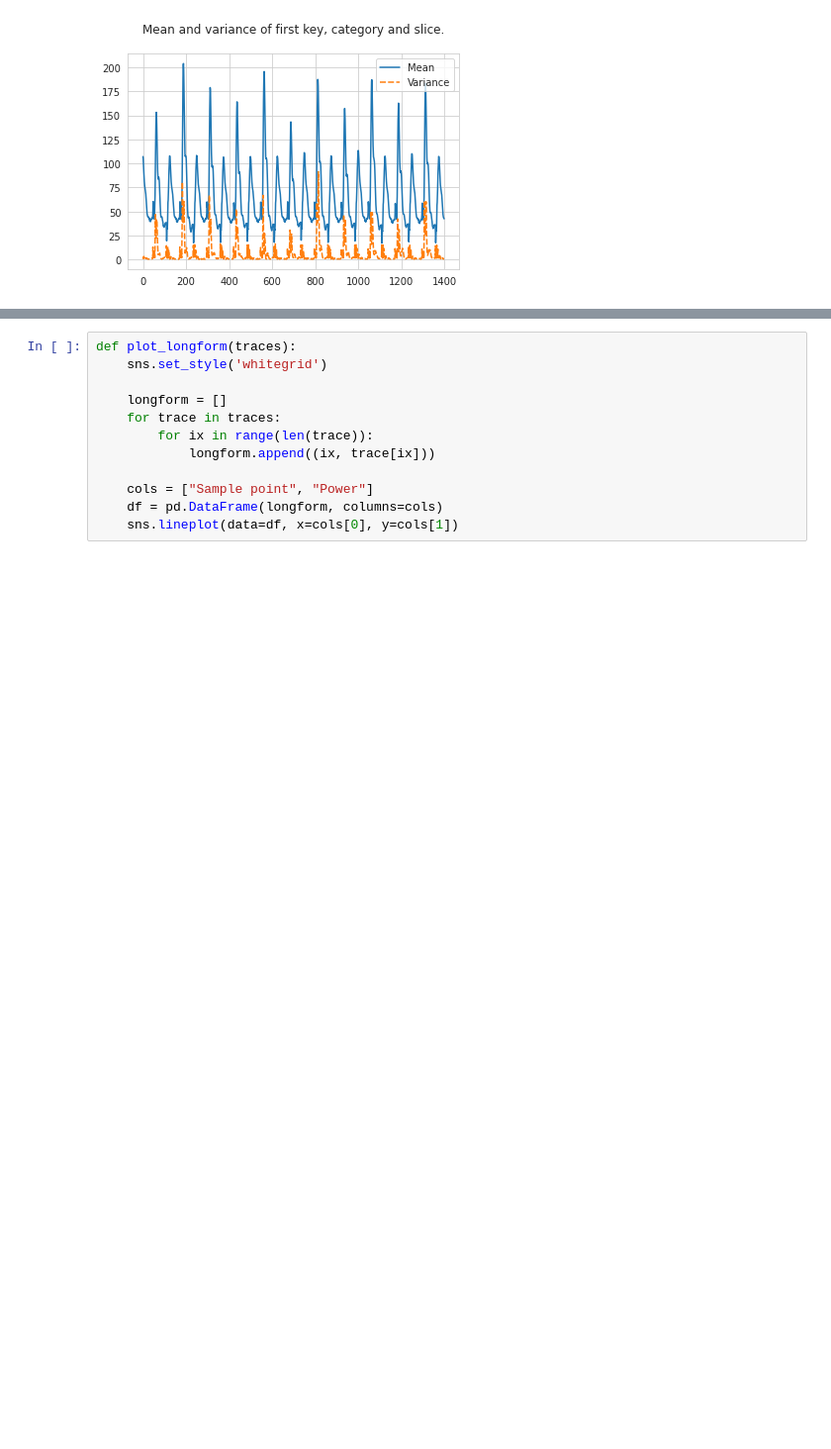
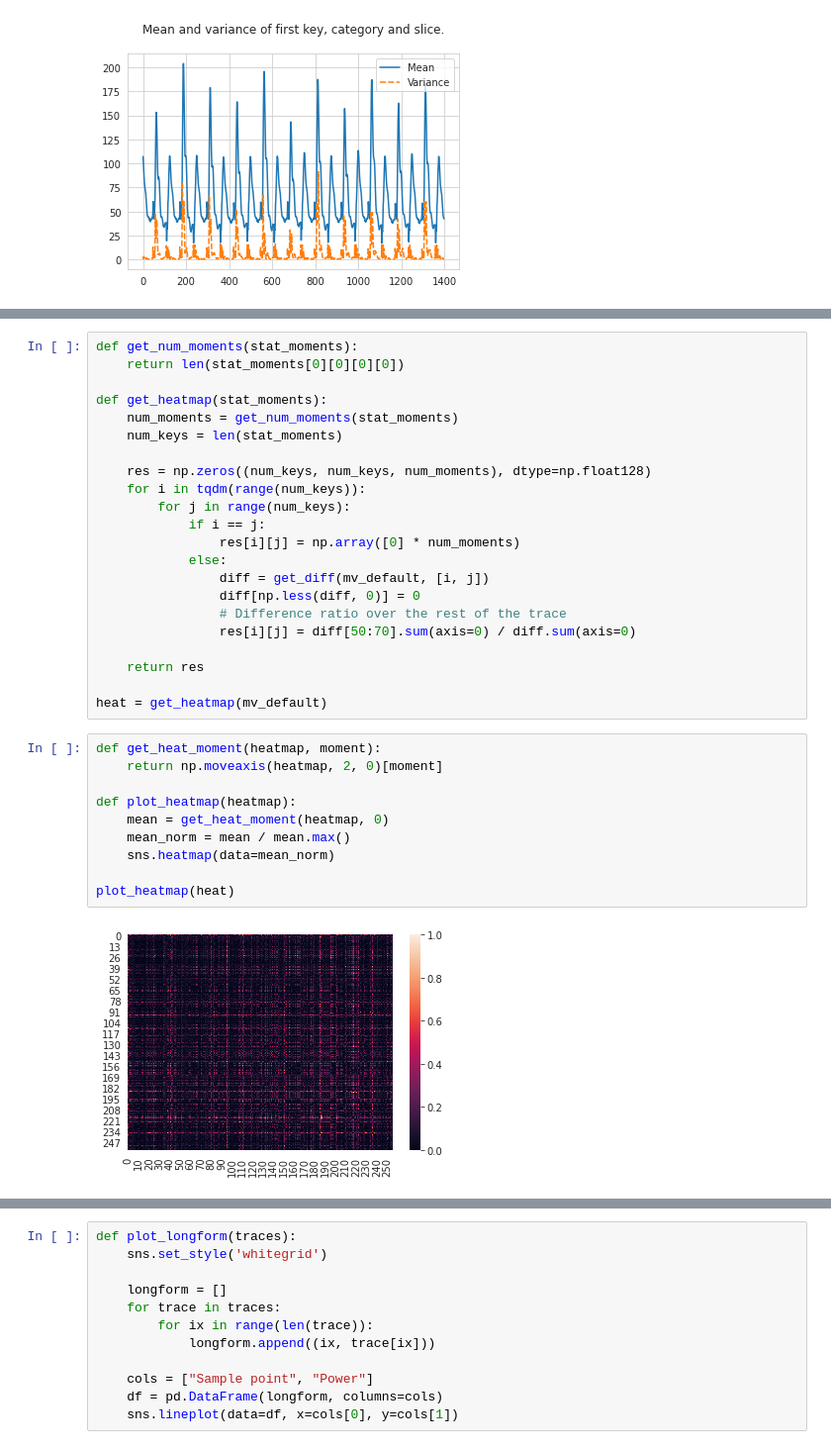
Before and after one commit to ccberg/LA, a Jupyter notebook: tvla/t_test_doc.ipynb, the cells around one changed output, grey strips where cells are left out. Shown at 99% size. Cells and saved outputs as stored; diff of their text form; blank space fills up the shorter version.

```diff
--- a/tvla/t_test_doc.ipynb
+++ b/tvla/t_test_doc.ipynb
@@ -296,0 +302,34 @@ shadow_plot(mv_diff, split_y=True, xlim=(40, 100))
+# %%
+def get_num_moments(stat_moments):
+    return len(stat_moments[0][0][0][0])
+
+def get_heatmap(stat_moments):
+    num_moments = get_num_moments(stat_moments)
+    num_keys = len(stat_moments)
+
+    res = np.zeros((num_keys, num_keys, num_moments), dtype=np.float128)
+    for i in tqdm(range(num_keys)):
+        for j in range(num_keys):
+            if i == j:
+                res[i][j] = np.array([0] * num_moments)
+            else:
+                diff = get_diff(mv_default, [i, j])
+                diff[np.less(diff, 0)] = 0
+                # Difference ratio over the rest of the trace
+                res[i][j] = diff[50:70].sum(axis=0) / diff.sum(axis=0)
+
+    return res
+
+heat = get_heatmap(mv_default)
+# %%
+def get_heat_moment(heatmap, moment):
+    return np.moveaxis(heatmap, 2, 0)[moment]
+
+def plot_heatmap(heatmap):
+    mean = get_heat_moment(heatmap, 0)
+    mean_norm = mean / mean.max()
+    sns.heatmap(data=mean_norm)
+
+plot_heatmap(heat)
+# %% [output]
+[figure, added]
```
Also changed, not shown: parts of 3 cells of this notebook.
